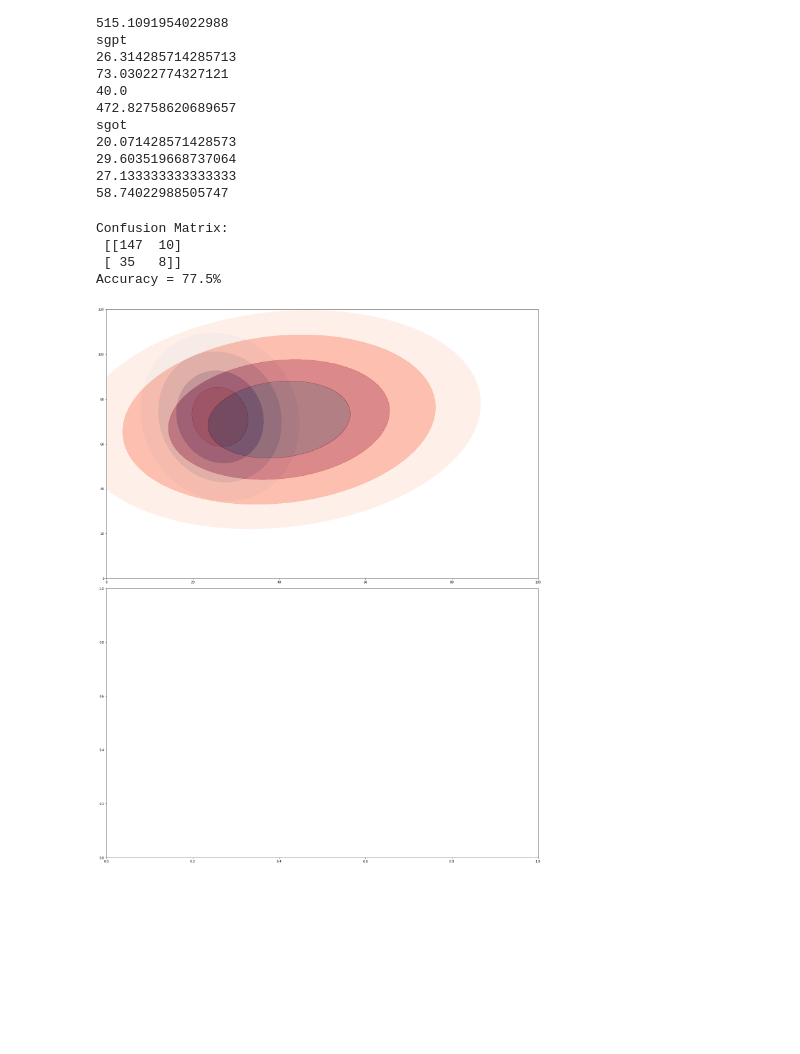
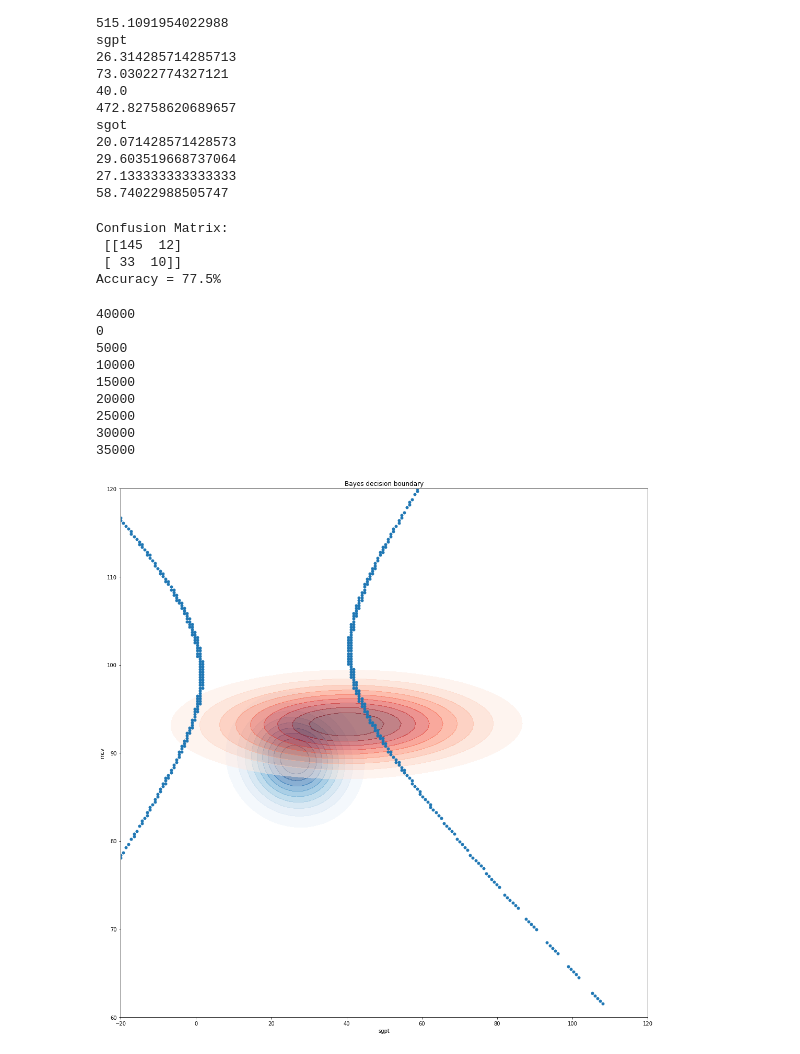
Before and after one commit to AUT-Student/SPR-HW2, a Jupyter notebook: P5/P5.ipynb, the cells around one changed output. Drawn from its saved outputs; the diff is of its cells as text; code cells hidden in the pictures; blank space fills up the shorter version.

```diff
--- a/P5/P5.ipynb
+++ b/P5/P5.ipynb
@@ -170,7 +170,7 @@ sgot
 27.133333333333333
 58.74022988505747
 # %%
-selected_features = ["sgpt", "alkphos"]
+selected_features = ["sgpt", "mcv"]
 # %%
 class_mean = []
 for data in class_data:
@@ -207,14 +207,16 @@ print(f"Confusion Matrix:\n {confusion_matrix(true_list, predict_list)}")
 print(f"Accuracy = {round(accuracy_score(true_list, predict_list)*100, 2)}%")
 # %% [output]
 Confusion Matrix:
- [[147  10]
- [ 35   8]]
+ [[145  12]
+ [ 33  10]]
 Accuracy = 77.5%
+# %%
+def decision_boundry(test_item):
+    return 0.85 < (p_likelihood(0, test_item) * class_prior[0]) / (p_likelihood(1, test_item) * class_prior[1]) < 1.15
+#     return 0.85 < (p_likelihood(0, test_item) * class_prior[0] * 3) / (p_likelihood(1, test_item) * class_prior[1] * 2) < 1.15
 # %%
 import numpy as np
 size = 100
-
-fig, axs = plt.subplots(2)
 
 z_list = []
 for class_ in [0, 1]:
@@ -223,8 +225,11 @@ for class_ in [0, 1]:
     var_x = class_data[class_][selected_features[0]].var()
     var_y = class_data[class_][selected_features[1]].var()
 
-    x = np.linspace(0, 100, size)
-    y = np.linspace(0, 120, size)
+#     x = np.linspace(0, 100, size)
+#     y = np.linspace(0, 120, size)
+
+    x = np.linspace(-20, 120, size)
+    y = np.linspace(60, 120, size)
 
 
     sigma = class_data[class_][selected_features].cov()
@@ -235,41 +240,64 @@ for class_ in [0, 1]:
     z = []
 
     for yi in y:
         zi = []
         for xi in x:
             xy_sub_mean = np.array([[xi-mean_x], [yi-mean_y]])
             zij = np.exp(-1/2 * xy_sub_mean.T @ sigma_inv @ xy_sub_mean) / (2 * np.pi * np.sqrt(sigma_det))
 
             zi.append(float(zij))
 
         z.append(zi)
 
     z = np.array(z)
 
     z_list.append(z)
 
     xy_sub_mean = np.array([[mean_x-mean_x], [mean_y-mean_y]])
     zij = np.exp(-1/2 * xy_sub_mean.T @ sigma_inv @ xy_sub_mean) / (2 * np.pi * np.sqrt(sigma_det))
 
 
 x, y = np.meshgrid(x, y)
 
-# for z in z_list:
-#     axs[class_].contourf(x, y, z, 100, cmap="YlOrRd", extend='max')
+cs = plt.contourf(x,y,z_list[0]/np.nanmax(z_list[0]),[.1, .2, .3, .4 , .5, .6, .7, .8, .9],alpha=.5,cmap='Blues',extend='max')
+plt.contourf(x,y,z_list[1]/np.nanmax(z_list[1]),[.1, .2, .3, .4 , .5, .6, .7, .8, .9],alpha=.5,cmap='Reds',extend='max')
 
-# axs[0].contourf(x,y,z_list[0], 100,[.25,.5,.75],alpha=.5,cmap='Greens',extend='max')
-# axs[0].contourf(x,y,z_list[1], 100,alpha=1, cmap='Reds', linewidths=0.1, extend='max')
+x = np.linspace(-20, 120, 200)
+y = np.linspace(60, 120, 200)
 
-axs[0].contourf(x,y,z_list[0]/np.nanmax(z_list[0]),[0.10, .25,.5,.75],alpha=.5,cmap='Blues',extend='max')
-axs[0].contourf(x,y,z_list[1]/np.nanmax(z_list[1]),[0.10, .25,.5,.75],alpha=.5,cmap='Reds',extend='max')
+data = []
+for xi in x:
+    for yi in y:
+        data.append({selected_features[0]: xi, selected_features[1]: yi})
 
+print(len(data))
 
-#     axs[class_].title.set_text(f"Class {class_} \n Mean = {[mean_x, mean_y]} \n Covariance = [{sigma[0]} {sigma[1]}]")
+xi_boundry = []
+yi_boundry = []
+for i, test_item in pd.DataFrame(data).iterrows():
+    if i%5000==0:
+        print(i)
+    if decision_boundry(test_item):
+        xi_boundry.append(test_item[selected_features[0]])
+        yi_boundry.append(test_item[selected_features[1]])
 
-# fig.delaxes(axs[4][2])
+plt.scatter(xi_boundry, yi_boundry, s=25)
 
-fig.set_size_inches(20,25)
-fig.tight_layout()
+plt.xlabel(selected_features[0])
+plt.ylabel(selected_features[1])
+plt.title("Bayes decision boundary")
+
+plt.gcf().set_size_inches(15,15)
+plt.gcf().tight_layout()
 plt.show()
 # %% [output]
+40000
+0
+5000
+10000
+15000
+20000
+25000
+30000
+35000
-[figure, old version]
+[figure, new version]
```
Also changed, not shown: parts of 1 cell of this notebook, 1 other file.
